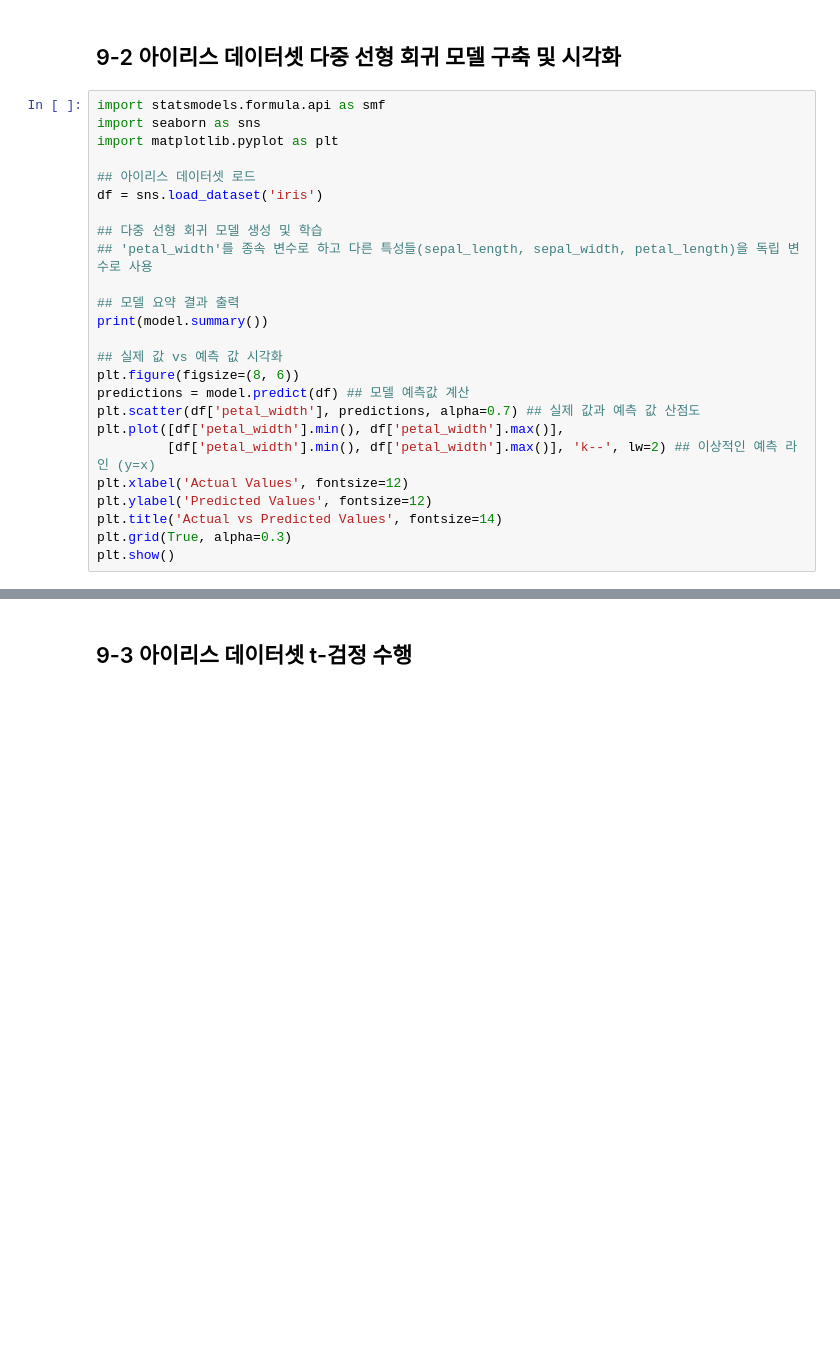
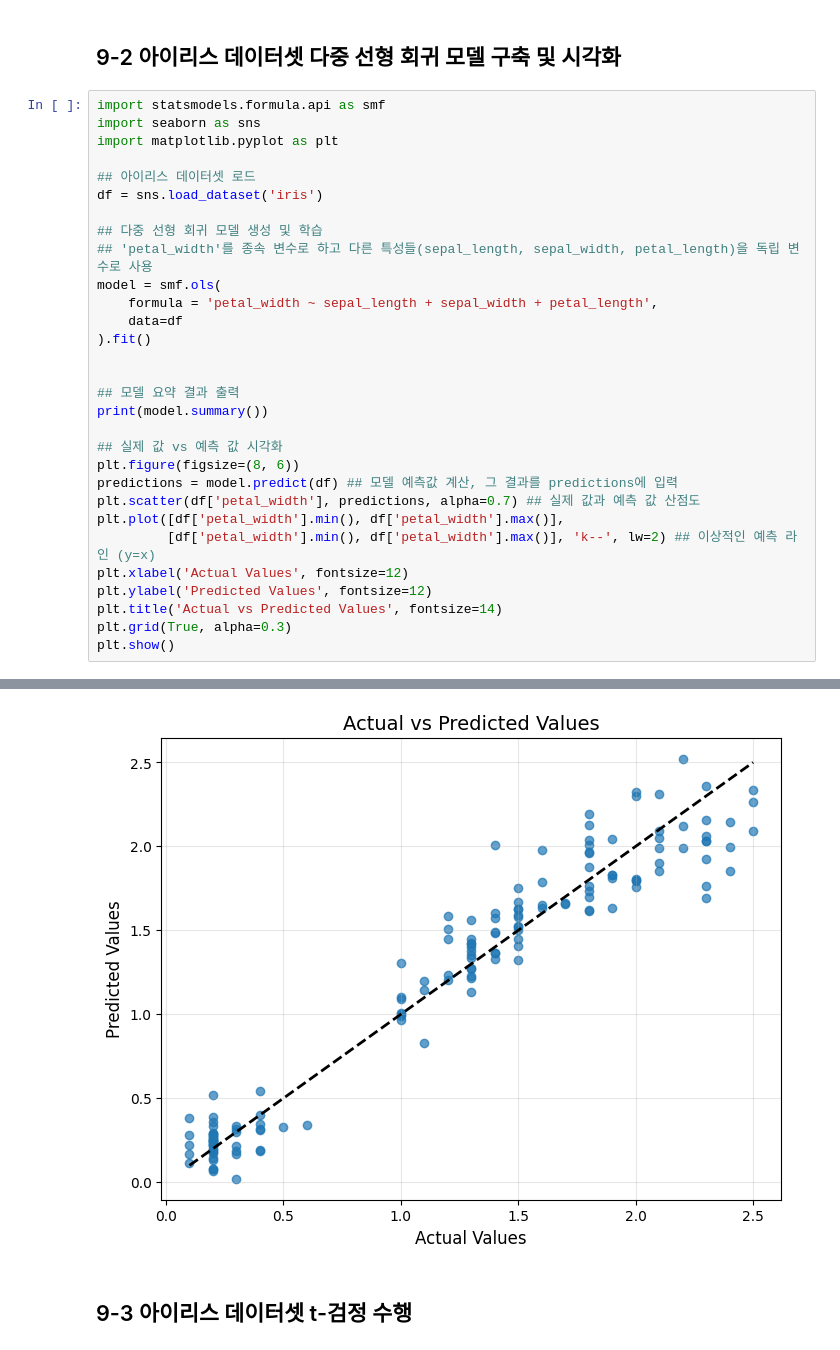
Before and after one commit to biomedist/Data-Analysis-with-Open-Source, a Jupyter notebook: 오픈소스_데이터_분석_9강.ipynb, the cells around one changed output, grey strips where cells are left out. Drawn from its saved outputs; the diff is of its cells as text; blank space fills up the shorter version.

```diff
--- a/오픈소스_데이터_분석_9강.ipynb
+++ b/오픈소스_데이터_분석_9강.ipynb
@@ -76,13 +76,18 @@ df = sns.load_dataset('iris')
 
 ## 다중 선형 회귀 모델 생성 및 학습
 ## 'petal_width'를 종속 변수로 하고 다른 특성들(sepal_length, sepal_width, petal_length)을 독립 변수로 사용
+model = smf.ols(
+    formula = 'petal_width ~ sepal_length + sepal_width + petal_length',
+    data=df
+).fit()
+
 
 ## 모델 요약 결과 출력
 print(model.summary())
 
 ## 실제 값 vs 예측 값 시각화
 plt.figure(figsize=(8, 6))
-predictions = model.predict(df) ## 모델 예측값 계산
+predictions = model.predict(df) ## 모델 예측값 계산, 그 결과를 predictions에 입력
 plt.scatter(df['petal_width'], predictions, alpha=0.7) ## 실제 값과 예측 값 산점도
 plt.plot([df['petal_width'].min(), df['petal_width'].max()],
          [df['petal_width'].min(), df['petal_width'].max()], 'k--', lw=2) ## 이상적인 예측 라인 (y=x)
@@ -91,3 +96,4 @@ plt.ylabel('Predicted Values', fontsize=12)
 plt.title('Actual vs Predicted Values', fontsize=14)
 plt.grid(True, alpha=0.3)
 plt.show()
+# %% [output]
@@ -94,3 +117,4 @@ plt.show()
+[figure, added]
 # %% [markdown]
 ## 9-3 아이리스 데이터셋 t-검정 수행
 # %%
```
Also changed, not shown: parts of 5 cells of this notebook.
